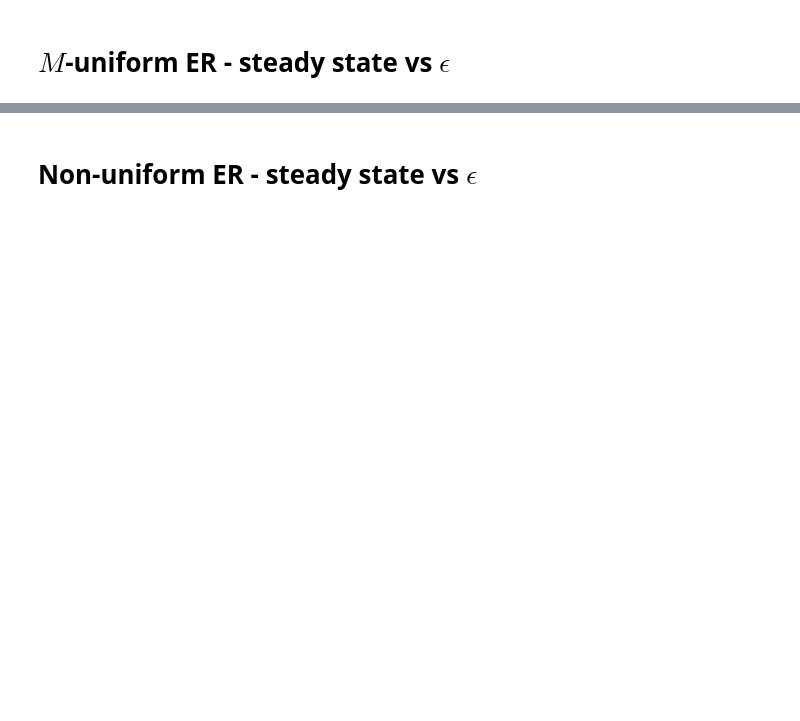
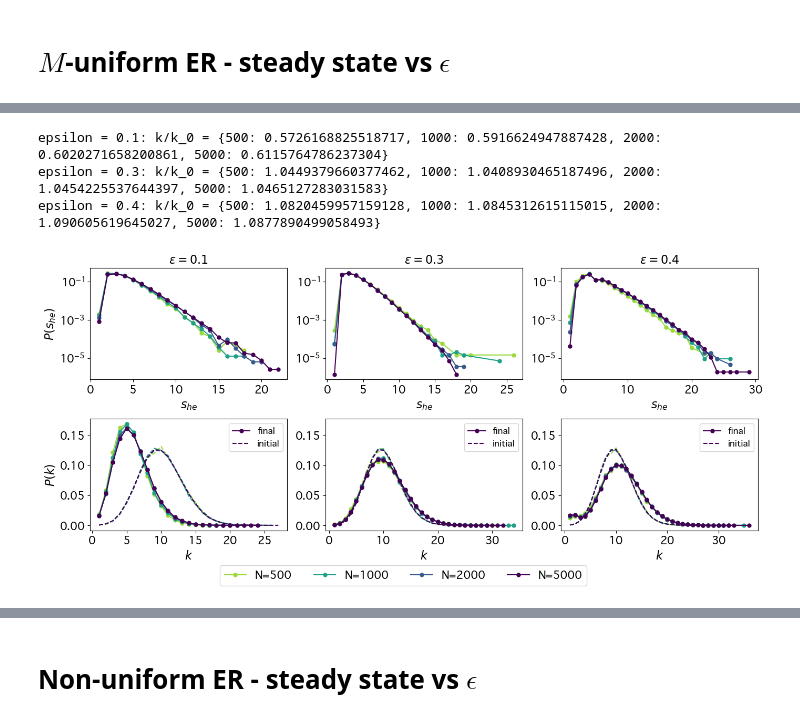
Before and after one commit to cosimoagostinelli/H-or_adaptive_Deffuant, a Jupyter notebook: 3_figures.ipynb, the cells around one changed output, grey strips where cells are left out. Saved outputs shown, nothing was run; the diff lists cells and outputs as text; code cells hidden in the pictures; blank space fills up the shorter version.

```diff
--- a/3_figures.ipynb
+++ b/3_figures.ipynb
@@ -332,0 +376,70 @@ N=5000 ---> <k> = 10.91442515401232
+# %%
+cond = 'max_min'
+epsilons = [0.1,0.3,0.4]
+M = 4
+Ns = [500, 1000, 2000, 5000]
+
+
+fig, axs = plt.subplots(2, 3, sharey='row', figsize=figsize2x3)
+
+for j, eps in enumerate(epsilons):
+
+    with open(f'../results/ER_{cond}_distrib_eps_{eps}_M{M}.pkl', 'rb') as f:
+        results = pickle.load(f)
+
+    sizes_he = results['sizes_he']
+    hyperdegs = results['hyperdegs']
+    hyperdegs_0 = results['hyperdegs_0']
+    k_ratio = results['k_ratio']
+    n_iter = results['n_iter']
+
+    for N,clr in zip(Ns, colors):
+
+        x0 = sorted(sizes_he[N].keys())
+        y0 = [sizes_he[N][x] for x in x0]
+        y0_norm = [i/sum(y0) for i in y0]
+        axs[0,j].plot(x0, y0_norm, color=clr, marker='o', markersize=mrksize, label=f'N={N}')
+        axs[0,j].set_yscale('log')
+        axs[0,j].set_xlabel(r'$s_{he}$', fontsize=ttl_size)
+        axs[0,j].set_title(rf'$\epsilon = {eps}$', fontsize=ttl_size)
+
+        x1 = sorted(hyperdegs[N].keys())
+        y1 = [hyperdegs[N][x] for x in x1]
+        y1_norm = [i/N for i in y1]
+        lab1 = 'final' if N==Ns[-1] else None
+        axs[1,j].plot(x1, y1_norm, color=clr, marker='o', markersize=mrksize, label=lab1)
+        axs[1,j].set_xlabel(r'$k$', fontsize=ttl_size)
+        # plot also hyperdegree distribution of initial hypergraphs
+        x1_0 = sorted(hyperdegs_0[N].keys())
+        y1_0 = [hyperdegs_0[N][x] for x in x1_0]
+        y1_0_norm = [i/N for i in y1_0]
+        lab2 = 'initial' if N==Ns[-1] else None
+        axs[1,j].plot(x1_0, y1_0_norm, color=clr, ls='--', label=lab2)
+        axs[1,j].legend(fontsize=lgd_size)
+
+    # set tick fontsize in all subplots
+    for i in range(2):
+            axs[i,j].tick_params(labelsize=tick_size)
+
+    # show y-ticks even if shared across subplots
+    axs[0,j].yaxis.set_tick_params(which='both', labelleft=True)
+    axs[1,j].yaxis.set_tick_params(which='both', labelleft=True)
+
+    print(f'epsilon = {eps}: k/k_0 = {k_ratio}')
+
+axs[0,0].set_ylabel(r'$P(s_{he})$', fontsize=ttl_size)
+axs[1,0].set_ylabel(r'$P(k)$', fontsize=ttl_size)
+
+
+# Global legend below plot, centered
+legend_labels = [f'N={N}' for N in Ns]
+fig.legend(labels=legend_labels, loc='lower center', bbox_to_anchor=bbox_legend, fontsize=tick_size, ncol=len(Ns))
+
+plt.tight_layout(rect=rect_tl)
+plt.savefig(f'../figures/ER_{cond}_distributions_M{M}.jpg', dpi=dpi)
+plt.show()
+# %% [output]
+epsilon = 0.1: k/k_0 = {500: 0.5726168825518717, 1000: 0.5916624947887428, 2000: 0.6020271658200861, 5000: 0.6115764786237304}
+epsilon = 0.3: k/k_0 = {500: 1.0449379660377462, 1000: 1.0408930465187496, 2000: 1.0454225537644397, 5000: 1.0465127283031583}
+epsilon = 0.4: k/k_0 = {500: 1.0820459957159128, 1000: 1.0845312615115015, 2000: 1.090605619645027, 5000: 1.0877890499058493}
+[figure, added]
```
Also changed, not shown: parts of 21 cells of this notebook, 4 other files.
